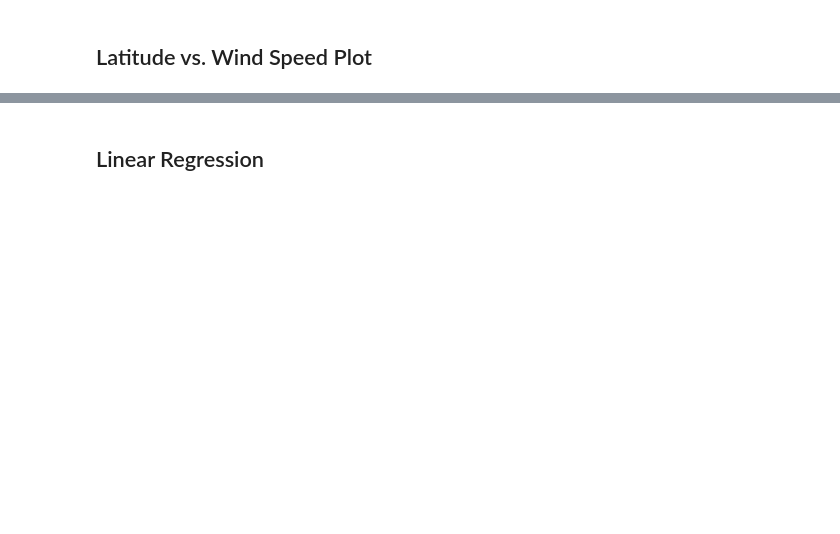
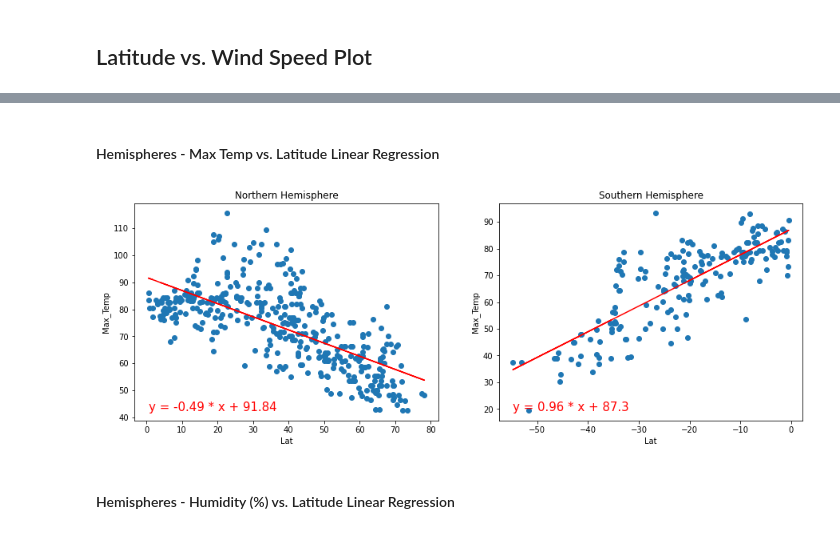
Before and after one commit to lewi0622/python-api-challenge, a Jupyter notebook: WeatherPy/WeatherPy.ipynb, the cells around one changed output, grey strips where cells are left out. Saved outputs shown, nothing was run; the diff lists cells and outputs as text; code cells hidden in the pictures; blank space fills up the shorter version.

```diff
--- a/WeatherPy/WeatherPy.ipynb
+++ b/WeatherPy/WeatherPy.ipynb
@@ -169,2 +181,20 @@ weather_df.to_csv('weather.csv', index=False)
+# %%
+# split the datset into north and south hemispheres
+north_hemis_df = weather_df.drop(weather_df[weather_df['Lat'] < 0].index)
+south_hemis_df = weather_df.drop(weather_df[weather_df['Lat'] >= 0].index)
+# %% [markdown]
+#### Hemispheres - Max Temp vs. Latitude Linear Regression
+# %%
+fig, axes = plt.subplots(nrows=1, ncols=2, figsize=(15,5))
+
+# Northern Hemisphere plot
+scatter_linregress(axes[0], north_hemis_df['Lat'], north_hemis_df['Max_Temp'], "Northern Hemisphere")
+
+# Southern Hemisphere
+scatter_linregress(axes[1], south_hemis_df['Lat'], south_hemis_df['Max_Temp'], "Southern Hemisphere")
+
+plt.show()
+# %% [output]
+[figure, added]
 # %% [markdown]
-## Linear Regression
+####  Hemispheres - Humidity (%) vs. Latitude Linear Regression
```
Also changed, not shown: parts of 21 cells of this notebook, 1 other file.
